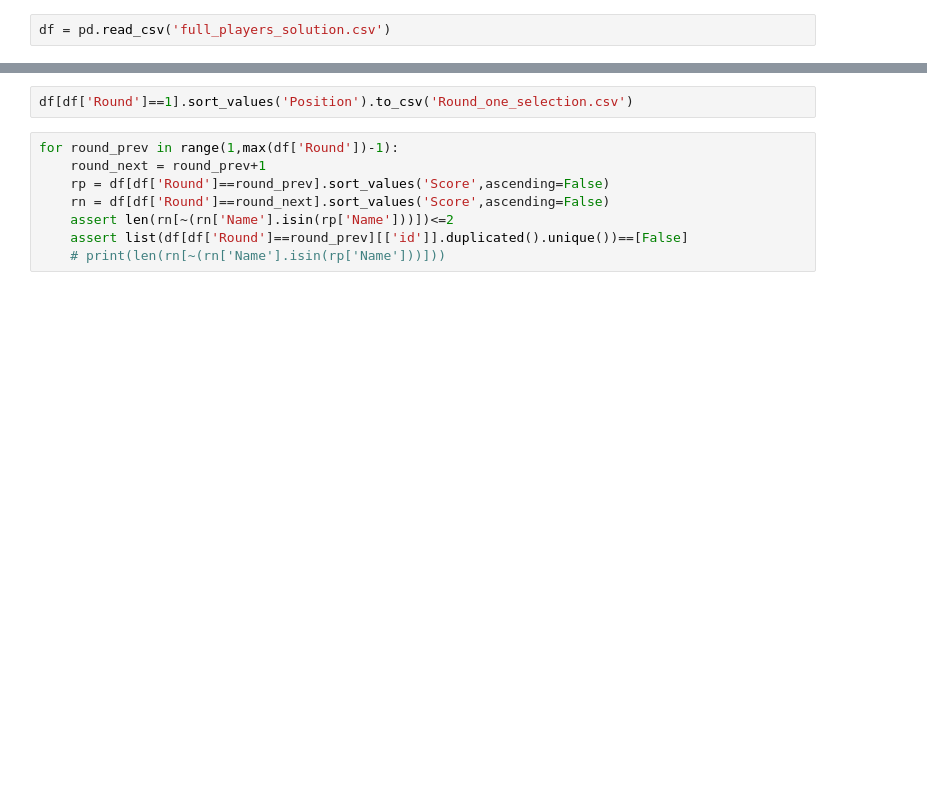
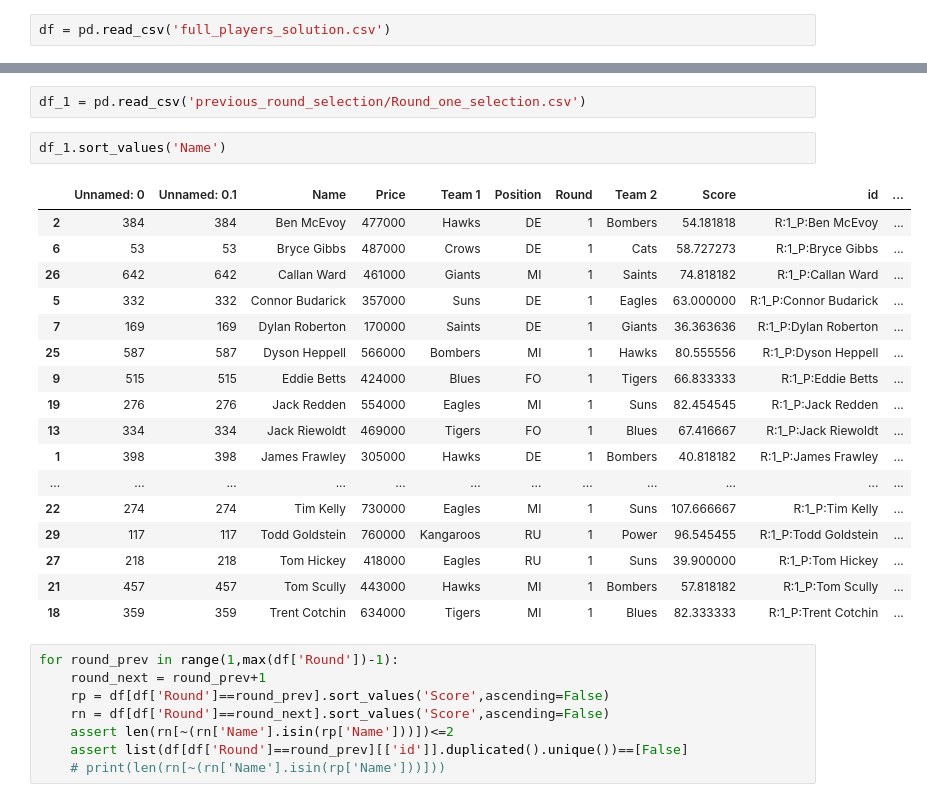
Before and after one commit to conradbez/afl_optimiser, a Jupyter notebook: AFL_solution.ipynb, the cells around one changed output, grey strips where cells are left out. Cells and saved outputs as stored; diff of their text form; blank space fills up the shorter version.

```diff
--- a/AFL_solution.ipynb
+++ b/AFL_solution.ipynb
@@ -42,5 +43,25 @@ df[df['Round']==1].sort_values('Position')
-# %%
-df[df['Round']==1].sort_values('Position').to_csv('Round_one_selection.csv')
+# %%
+df_1 = pd.read_csv('previous_round_selection/Round_one_selection.csv')
+# %%
+df_1.sort_values('Name')
+# %% [output]
+|  | Unnamed: 0 | Unnamed: 0.1 | Name | Price | Team 1 | Position | Round | Team 2 | Score | id | ... |
+| 2 | 384 | 384 | Ben McEvoy | 477000 | Hawks | DE | 1 | Bombers | 54.181818 | R:1_P:Ben McEvoy | ... |
+| 6 | 53 | 53 | Bryce Gibbs | 487000 | Crows | DE | 1 | Cats | 58.727273 | R:1_P:Bryce Gibbs | ... |
+| 26 | 642 | 642 | Callan Ward | 461000 | Giants | MI | 1 | Saints | 74.818182 | R:1_P:Callan Ward | ... |
+| 5 | 332 | 332 | Connor Budarick | 357000 | Suns | DE | 1 | Eagles | 63.000000 | R:1_P:Connor Budarick | ... |
+| 7 | 169 | 169 | Dylan Roberton | 170000 | Saints | DE | 1 | Giants | 36.363636 | R:1_P:Dylan Roberton | ... |
+| 25 | 587 | 587 | Dyson Heppell | 566000 | Bombers | MI | 1 | Hawks | 80.555556 | R:1_P:Dyson Heppell | ... |
+| 9 | 515 | 515 | Eddie Betts | 424000 | Blues | FO | 1 | Tigers | 66.833333 | R:1_P:Eddie Betts | ... |
+| 19 | 276 | 276 | Jack Redden | 554000 | Eagles | MI | 1 | Suns | 82.454545 | R:1_P:Jack Redden | ... |
+| 13 | 334 | 334 | Jack Riewoldt | 469000 | Tigers | FO | 1 | Blues | 67.416667 | R:1_P:Jack Riewoldt | ... |
+| 1 | 398 | 398 | James Frawley | 305000 | Hawks | DE | 1 | Bombers | 40.818182 | R:1_P:James Frawley | ... |
+| ... | ... | ... | ... | ... | ... | ... | ... | ... | ... | ... | ... |
+| 22 | 274 | 274 | Tim Kelly | 730000 | Eagles | MI | 1 | Suns | 107.666667 | R:1_P:Tim Kelly | ... |
+| 29 | 117 | 117 | Todd Goldstein | 760000 | Kangaroos | RU | 1 | Power | 96.545455 | R:1_P:Todd Goldstein | ... |
+| 27 | 218 | 218 | Tom Hickey | 418000 | Eagles | RU | 1 | Suns | 39.900000 | R:1_P:Tom Hickey | ... |
+| 21 | 457 | 457 | Tom Scully | 443000 | Hawks | MI | 1 | Bombers | 57.818182 | R:1_P:Tom Scully | ... |
+| 18 | 359 | 359 | Trent Cotchin | 634000 | Tigers | MI | 1 | Blues | 82.333333 | R:1_P:Trent Cotchin | ... |
 # %%
 for round_prev in range(1,max(df['Round'])-1):
     round_next = round_prev+1
```
Also changed, not shown: parts of 5 cells of this notebook, 3 other files.
